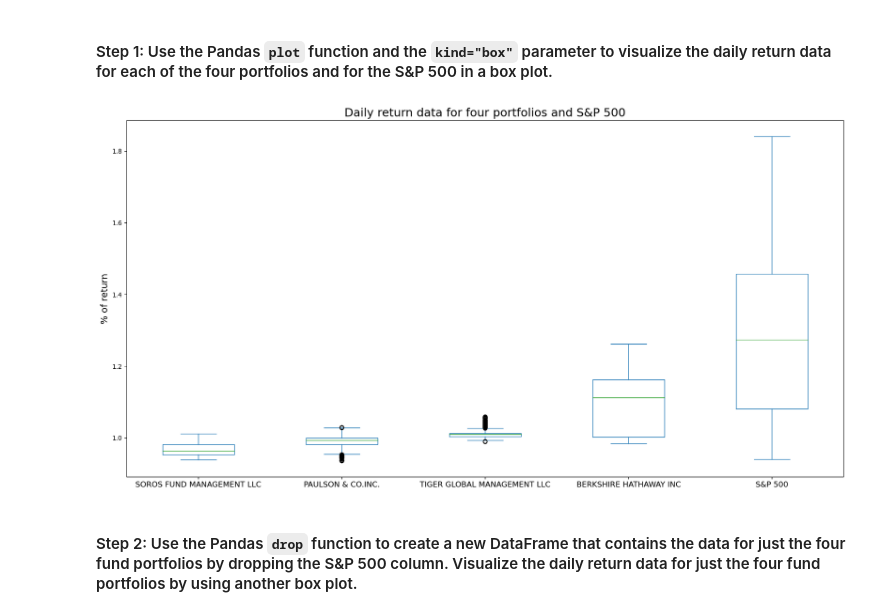
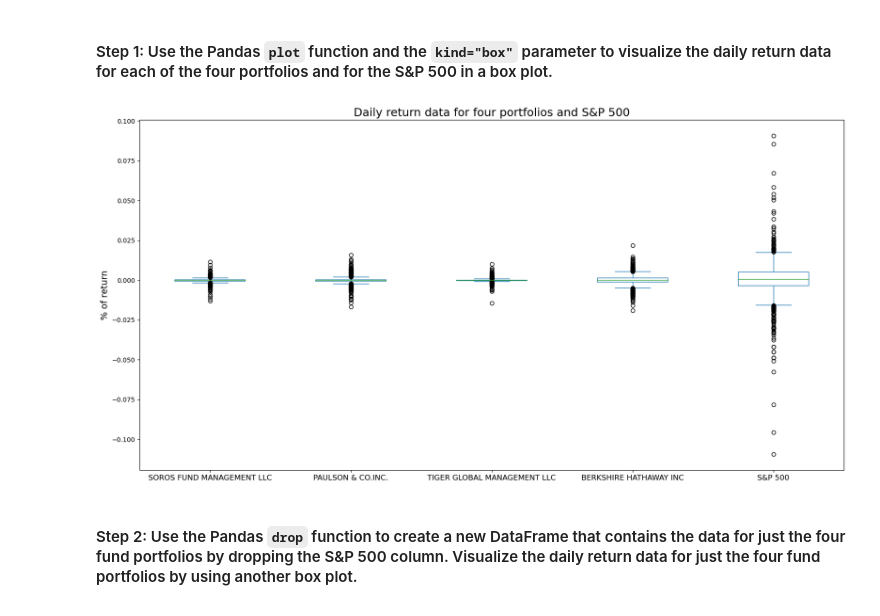
Before and after one commit to Xipilscode/Quantitative_analysis_of_risk_and_return, a Jupyter notebook: risk_return_analysis.ipynb, the cells around one changed output. Drawn from its saved outputs; the diff is of its cells as text; code cells hidden in the pictures.

Commit message:
Corrected plot  "Daly ret. 4 portf. w/S&P500"

```diff
--- a/risk_return_analysis.ipynb
+++ b/risk_return_analysis.ipynb
@@ -119,19 +119,19 @@ Analyze the volatility of each of the four fund portfolios and of the S&P 500 In
 #### Step 1: Use the Pandas `plot` function and the `kind="box"` parameter to visualize the daily return data for each of the four portfolios and for the S&P 500 in a box plot.
 # %%
 # Use the daily return data to create box plots to visualize the volatility of the 4 funds and the S&P 500
-ax = daly_returns_cumulative_df.plot(
+ax = daly_returns_df.plot(
         kind="box",
         title="Daily return data for four portfolios and S&P 500",
         legend=True,
         figsize=(20,10)
 )
 
 # Set titles and labels with initial sizes
 ax.title.set_size(18)
 ax.tick_params(axis='x',labelsize=12)
 ax.set_ylabel('% of return', fontsize=14);
 # %% [output]
-[figure, old version]
+[figure, new version]
 # %% [markdown]
 #### Step 2: Use the Pandas `drop` function to create a new DataFrame that contains the data for just the four fund portfolios by dropping the S&P 500 column. Visualize the daily return data for just the four fund portfolios by using another box plot.
 # %%
```
